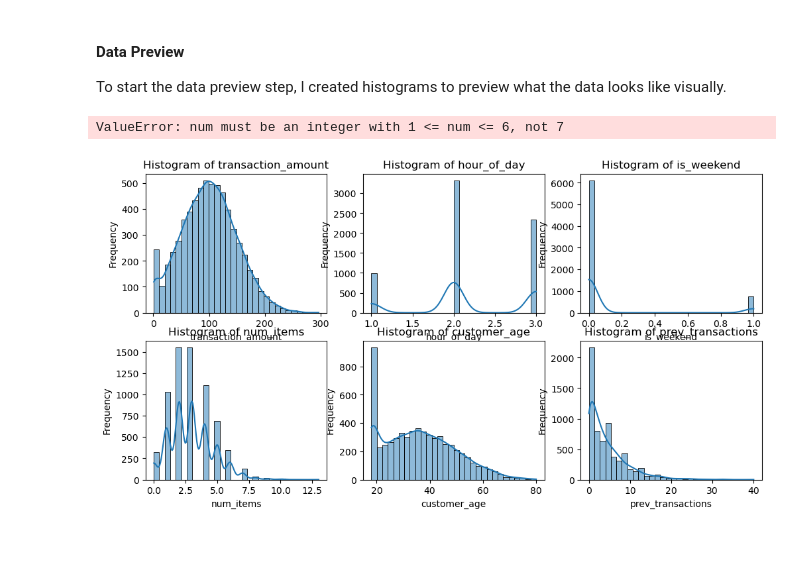
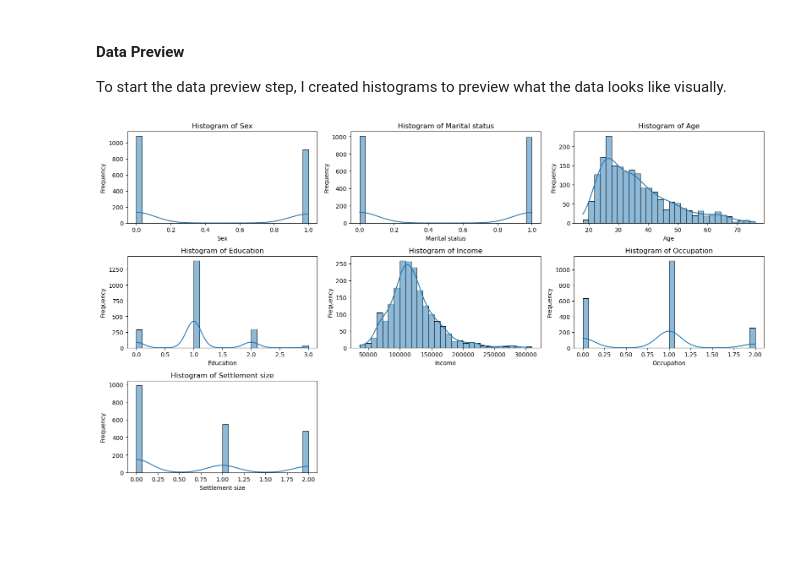
Before and after one commit to szerai/credit-card-clusting, a Jupyter notebook: segmentation_analysis.ipynb, the cells around one changed output. Drawn from its saved outputs; the diff is of its cells as text; code cells hidden in the pictures.

```diff
--- a/segmentation_analysis.ipynb
+++ b/segmentation_analysis.ipynb
@@ -14,7 +14,7 @@ from sklearn.metrics import silhouette_score, davies_bouldin_score
 from sklearn.metrics import silhouette_samples
 # %%
 # read the dataset
-df = pd.read_csv("data/fraud.csv")
+df = pd.read_csv("data/segmentation_data.csv")
 # %%
 # view the data and its structure
 print(f"Shape: {df.shape}")
@@ -46,28 +41,27 @@ dtype: object
 To start the data preview step, I created histograms to preview what the data looks like visually.
 # %%
 # Histograms for each feature
-features = [col for col in df.columns]
+features = [col for col in df.columns if col not in ['ID']]
 
 n_cols = 3
 n_rows = (len(features) + n_cols - 1) // n_cols
 fig, axes = plt.subplots(n_rows, n_cols, figsize=(16, n_rows * 3))
 axes = axes.flatten()
 
 for i, col in enumerate(features):
     ax = axes[i]
     sns.histplot(df[col], kde=True, bins=30, ax=ax)
     ax.set_title(f"Histogram of {col}")
     ax.set_xlabel(col)
     ax.set_ylabel("Frequency")
 
 for j in range(len(features), len(axes)):
     fig.delaxes(axes[j])
 
 plt.tight_layout()
 plt.show()
 # %% [output]
-ValueError: num must be an integer with 1 <= num <= 6, not 7
-[figure, old version]
+[figure, new version]
 # %% [markdown]
 <br>
 # %% [markdown]
```
Also changed, not shown: parts of 19 cells of this notebook, 2 other files.
